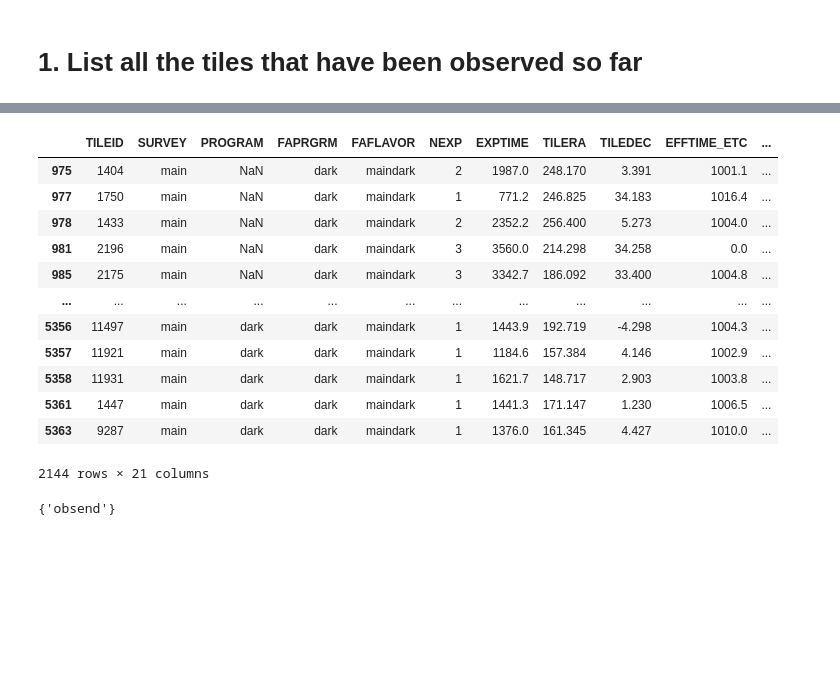
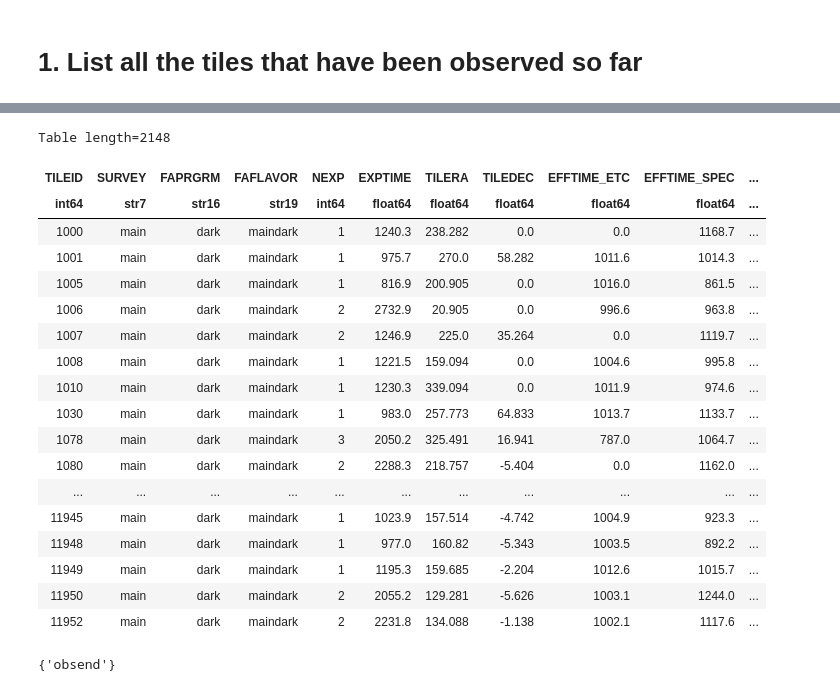
Before and after one commit to forero/SandboxDESI, a Jupyter notebook: efficiency/completeness.ipynb, the cells around one changed output, grey strips where cells are left out. Cells and saved outputs as stored; diff of their text form; code cells hidden in the pictures; blank space fills up the shorter version.

```diff
--- a/efficiency/completeness.ipynb
+++ b/efficiency/completeness.ipynb
@@ -8,7 +10,9 @@ from desitarget.targetmask import desi_mask, bgs_mask, mws_mask
 # %% [markdown]
 # 1. List all the tiles that have been observed so far
 # %%
-observed_tiles = pd.read_csv("/global/cfs/cdirs/desi/spectro/redux/daily/tiles-daily.csv")
+observed_tiles = Table.read("/global/cfs/cdirs/desi/survey/ops/surveyops/trunk/ops/tiles-specstatus.ecsv")
+faflavor = 'maindark'
+#faflavor = 'mainbright'
 # %%
 observed_tiles
 # %% [output]
@@ -28,24 +38,28 @@ observed_tiles
 # %%
 # Define the fiberassign flavor
-faflavor = 'maindark'
-#faflavor = 'mainbright'
-ii = (observed_tiles['FAFLAVOR'] == faflavor) & (observed_tiles['OBSSTATUS']=='obsend')
+ii = (observed_tiles['FAFLAVOR'] == faflavor) & (observed_tiles['ZDONE']=='true')
 observed_tiles = observed_tiles[ii]
 observed_tiles
 # %% [output]
+Table length=2148
-|  | TILEID | SURVEY | PROGRAM | FAPRGRM | FAFLAVOR | NEXP | EXPTIME | TILERA | TILEDEC | EFFTIME_ETC | ... |
-| 975 | 1404 | main | NaN | dark | maindark | 2 | 1987.0 | 248.170 | 3.391 | 1001.1 | ... |
-| 977 | 1750 | main | NaN | dark | maindark | 1 | 771.2 | 246.825 | 34.183 | 1016.4 | ... |
-| 978 | 1433 | main | NaN | dark | maindark | 2 | 2352.2 | 256.400 | 5.273 | 1004.0 | ... |
-| 981 | 2196 | main | NaN | dark | maindark | 3 | 3560.0 | 214.298 | 34.258 | 0.0 | ... |
-| 985 | 2175 | main | NaN | dark | maindark | 3 | 3342.7 | 186.092 | 33.400 | 1004.8 | ... |
-| ... | ... | ... | ... | ... | ... | ... | ... | ... | ... | ... | ... |
-| 5356 | 11497 | main | dark | dark | maindark | 1 | 1443.9 | 192.719 | -4.298 | 1004.3 | ... |
-| 5357 | 11921 | main | dark | dark | maindark | 1 | 1184.6 | 157.384 | 4.146 | 1002.9 | ... |
-| 5358 | 11931 | main | dark | dark | maindark | 1 | 1621.7 | 148.717 | 2.903 | 1003.8 | ... |
-| 5361 | 1447 | main | dark | dark | maindark | 1 | 1441.3 | 171.147 | 1.230 | 1006.5 | ... |
-| 5363 | 9287 | main | dark | dark | maindark | 1 | 1376.0 | 161.345 | 4.427 | 1010.0 | ... |
+| TILEID | SURVEY | FAPRGRM | FAFLAVOR | NEXP | EXPTIME | TILERA | TILEDEC | EFFTIME_ETC | EFFTIME_SPEC | ... |
+| int64 | str7 | str16 | str19 | int64 | float64 | float64 | float64 | float64 | float64 | ... |
+| 1000 | main | dark | maindark | 1 | 1240.3 | 238.282 | 0.0 | 0.0 | 1168.7 | ... |
+| 1001 | main | dark | maindark | 1 | 975.7 | 270.0 | 58.282 | 1011.6 | 1014.3 | ... |
+| 1005 | main | dark | maindark | 1 | 816.9 | 200.905 | 0.0 | 1016.0 | 861.5 | ... |
+| 1006 | main | dark | maindark | 2 | 2732.9 | 20.905 | 0.0 | 996.6 | 963.8 | ... |
+| 1007 | main | dark | maindark | 2 | 1246.9 | 225.0 | 35.264 | 0.0 | 1119.7 | ... |
+| 1008 | main | dark | maindark | 1 | 1221.5 | 159.094 | 0.0 | 1004.6 | 995.8 | ... |
+| 1010 | main | dark | maindark | 1 | 1230.3 | 339.094 | 0.0 | 1011.9 | 974.6 | ... |
+| 1030 | main | dark | maindark | 1 | 983.0 | 257.773 | 64.833 | 1013.7 | 1133.7 | ... |
+| 1078 | main | dark | maindark | 3 | 2050.2 | 325.491 | 16.941 | 787.0 | 1064.7 | ... |
+| 1080 | main | dark | maindark | 2 | 2288.3 | 218.757 | -5.404 | 0.0 | 1162.0 | ... |
+| ... | ... | ... | ... | ... | ... | ... | ... | ... | ... | ... |
+| 11945 | main | dark | maindark | 1 | 1023.9 | 157.514 | -4.742 | 1004.9 | 923.3 | ... |
+| 11948 | main | dark | maindark | 1 | 977.0 | 160.82 | -5.343 | 1003.5 | 892.2 | ... |
+| 11949 | main | dark | maindark | 1 | 1195.3 | 159.685 | -2.204 | 1012.6 | 1015.7 | ... |
+| 11950 | main | dark | maindark | 2 | 2055.2 | 129.281 | -5.626 | 1003.1 | 1244.0 | ... |
+| 11952 | main | dark | maindark | 2 | 2231.8 | 134.088 | -1.138 | 1002.1 | 1117.6 | ... |
-2144 rows × 21 columns
 # %%
 set(observed_tiles['OBSSTATUS'])
 # %% [output]
```
Also changed, not shown: parts of 23 cells of this notebook.
